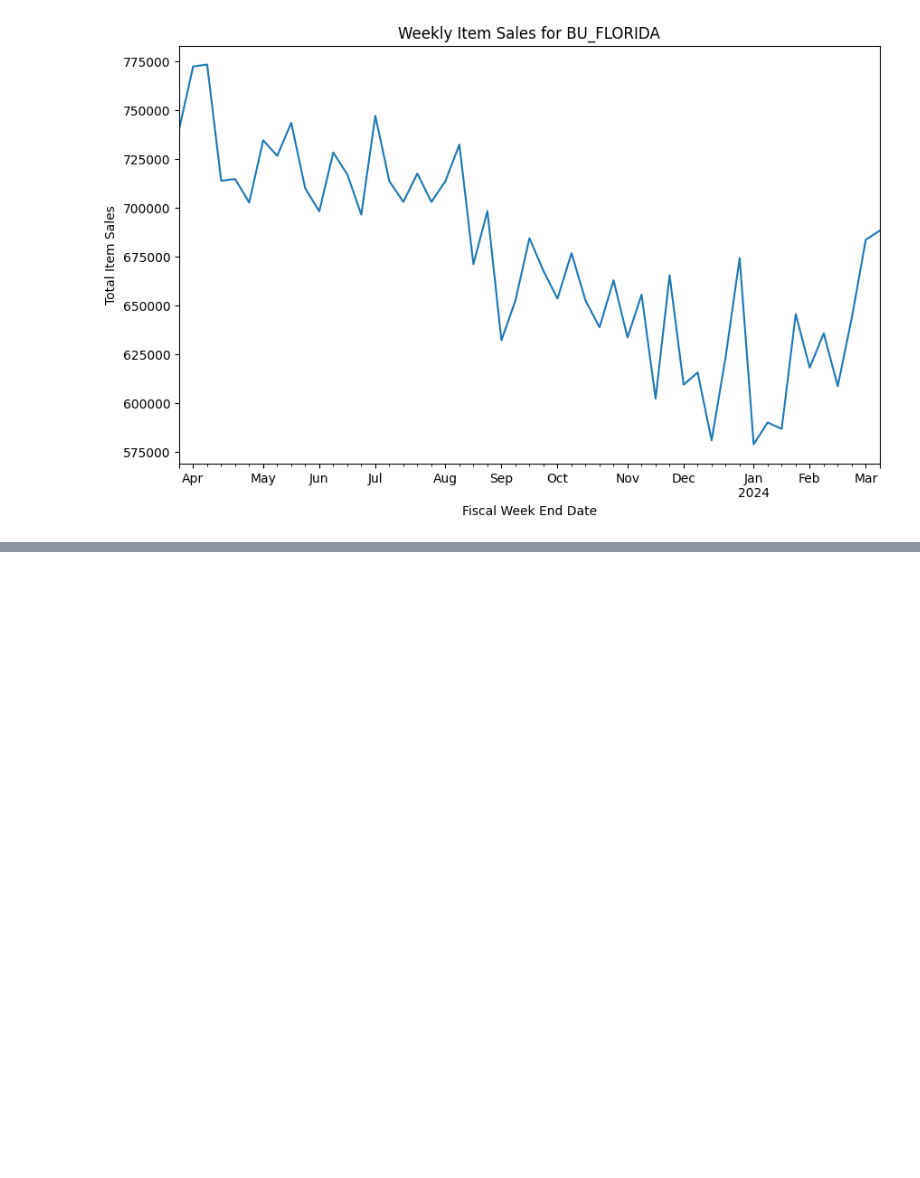
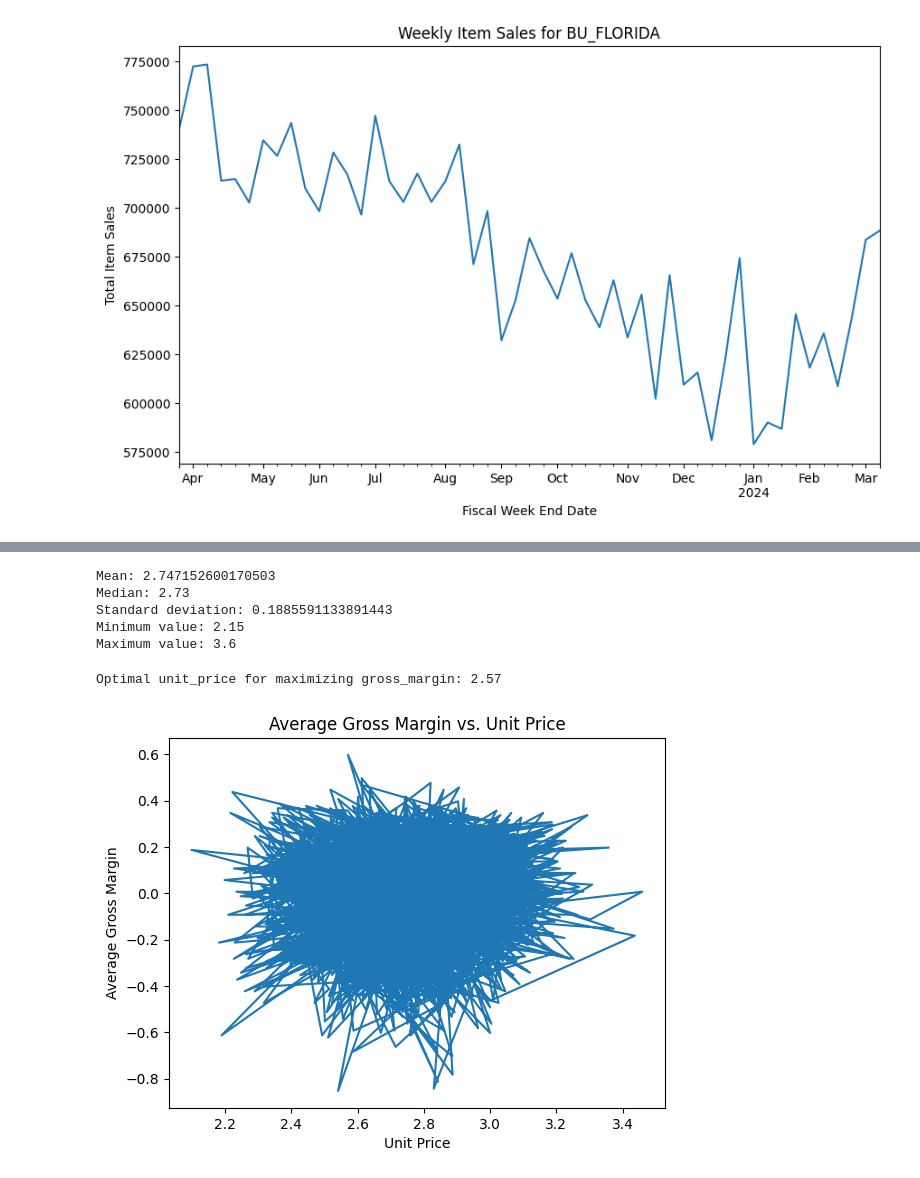
Before and after one commit to MariamAmmar/6644_Final_Project, a Jupyter notebook: BU_Florida.ipynb, the cells around one changed output, grey strips where cells are left out. Drawn from its saved outputs; the diff is of its cells as text; code cells hidden in the pictures; blank space fills up the shorter version.

```diff
--- a/BU_Florida.ipynb
+++ b/BU_Florida.ipynb
@@ -305,0 +379,59 @@ plt.show()
+# %%
+# summary statistics for unit_price in Rural
+
+# Calculate the mean, median, standard deviation, minimum and maximum of unit_price for Rural
+rural_unit_price = BU_FLORIDA_data[BU_FLORIDA_data['Final_urbanicity'] == 'Rural']['unit_price']
+
+mean = rural_unit_price.mean()
+median = rural_unit_price.median()
+std = rural_unit_price.std()
+min_value = rural_unit_price.min()
+max_value = rural_unit_price.max()
+
+# Print the results
+print(f"Mean: {mean}")
+print(f"Median: {median}")
+print(f"Standard deviation: {std}")
+print(f"Minimum value: {min_value}")
+print(f"Maximum value: {max_value}")
+# %% [output]
+Mean: 2.747152600170503
+Median: 2.73
+Standard deviation: 0.1885591133891443
+Minimum value: 2.15
+Maximum value: 3.6
+# %%
+# Generate a monte carlo simulation 0f price that can maximize gross_margin
+
+import numpy as np
+
+# Set the range of prices to simulate
+price_range = np.random.normal(rural_unit_price.mean(), rural_unit_price.std(), len(rural_unit_price))
+
+
+# Define the number of simulations
+num_simulations = 1000
+
+# Initialize an empty array to store the results
+results = np.empty(len(price_range))
+
+# Loop over each possible unit_price
+for i, unit_price in enumerate(price_range):
+  # Simulate the sales for each unit_price
+  simulated_sales = np.random.normal(loc=rural_data['item_sales'].mean(), scale=rural_data['item_sales'].std(), size=(num_simulations,))
+
+# Find the optimal unit_price for maximizing gross_margin
+optimal_unit_price = price_range[np.argmax(results)]
+
+# Print the optimal unit_price
+print(f"Optimal unit_price for maximizing gross_margin: {optimal_unit_price:.2f}")
+
+# Create a line chart of the average gross_margin for each unit_price
+plt.plot(price_range, results)
+plt.xlabel('Unit Price')
+plt.ylabel('Average Gross Margin')
+plt.title('Average Gross Margin vs. Unit Price')
+plt.show()
+# %% [output]
+Optimal unit_price for maximizing gross_margin: 2.57
+[figure, added]
```
Also changed, not shown: parts of 4 cells of this notebook.
